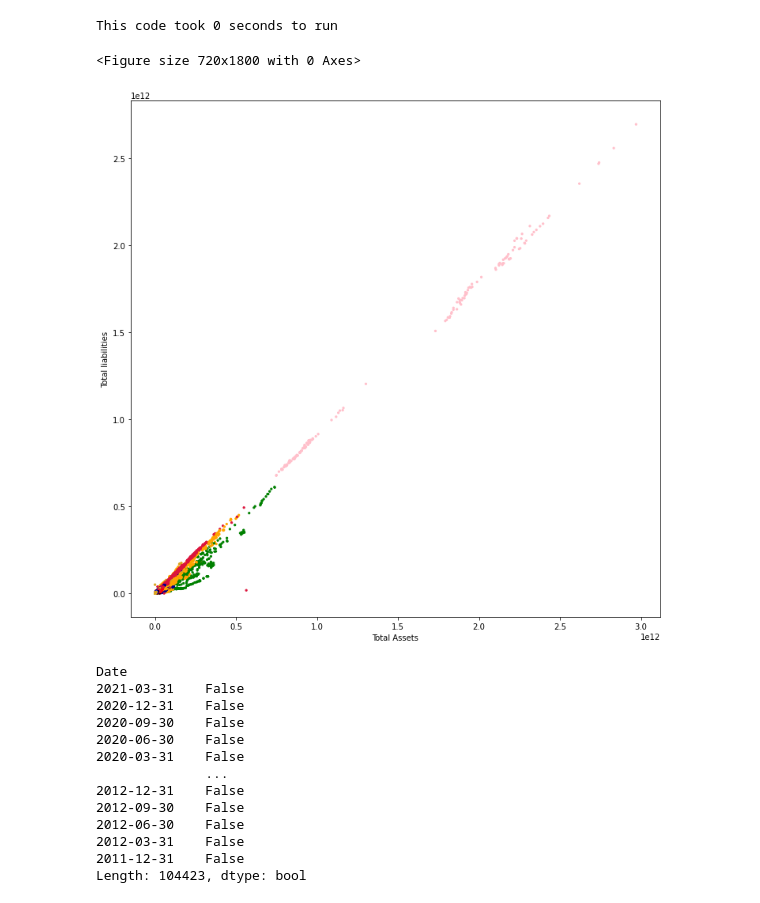
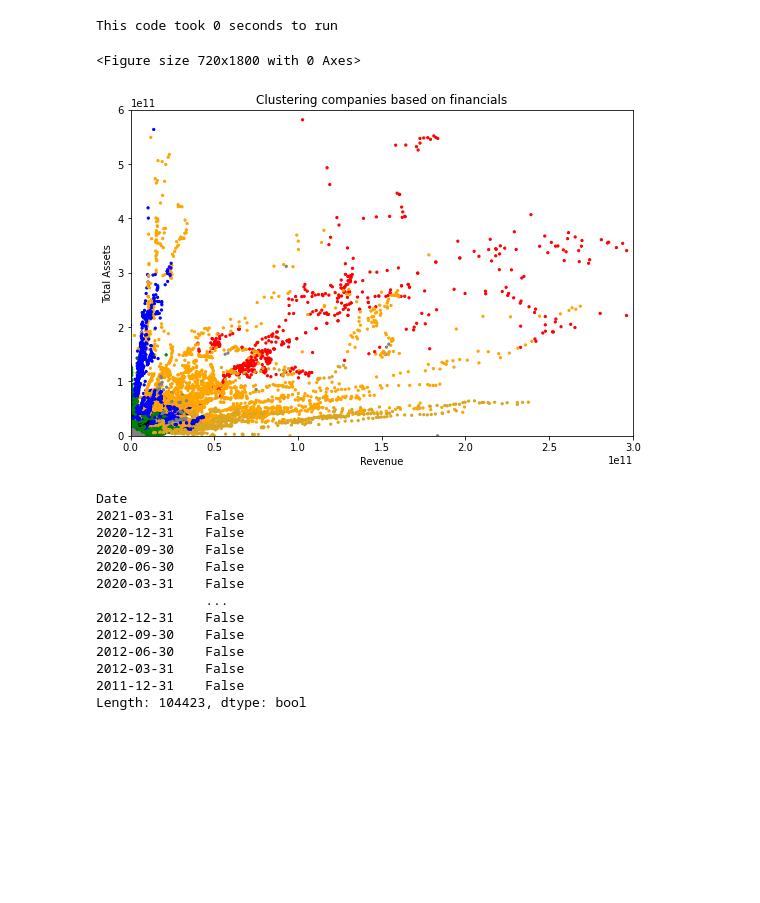
Before and after one commit to sfreagin/SEC_testing, a Jupyter notebook: KMeans_model.ipynb, the cells around one changed output. Drawn from its saved outputs; the diff is of its cells as text; code cells hidden in the pictures; blank space fills up the shorter version.

```diff
--- a/KMeans_model.ipynb
+++ b/KMeans_model.ipynb
@@ -77,30 +85,32 @@ This code took 0 seconds to run
 # %%
 plt.figure(figsize=(10,25));
 
 ## Plot scatter by cluster / color, and centroids
 colors = ["red", "green", "blue",'yellow','orange','gray','pink','black','goldenrod','crimson','darkblue']
 X['color'] = X['cluster'].map(lambda p: colors[p])
 
-ax = combo_df.plot(
+ax = X.plot(
     kind="scatter",
-    x="Total Assets", y="Total liabilities",
-    figsize=(12,12),
-    c = combo_df['color'], s=5
+    y="Total Assets", x="Revenue",
+    figsize=(9,6),
+    c = X['color'], s=5
 )
 
-#plt.xlim(0,5E11)
-#plt.ylim(0,5E11)
+plt.xlim(0,3E11)
+plt.ylim(0,6E11)
+plt.title('Clustering companies based on financials');
+plt.savefig('images/cluster_rev_assets.png')
 
 
 # centroids.plot(
 #     kind="scatter",
 #     x="Gross Profit", y="Net Income Common",
 #     marker="*", c=["red", "green", "blue",'yellow','orange','black'], s=1000,
 #     ax=ax
 # )
 # %% [output]
 <Figure size 720x1800 with 0 Axes>
-[figure, old version]
+[figure, new version]
 # %%
 X['cluster'] == y
 # %% [output]
```
Also changed, not shown: parts of 6 cells of this notebook, 1 other file.
